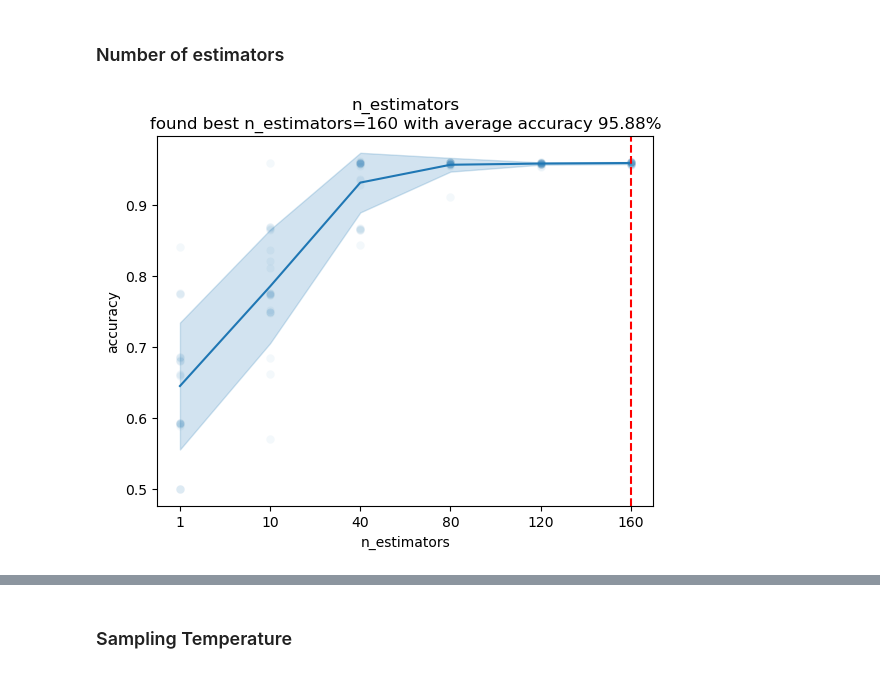
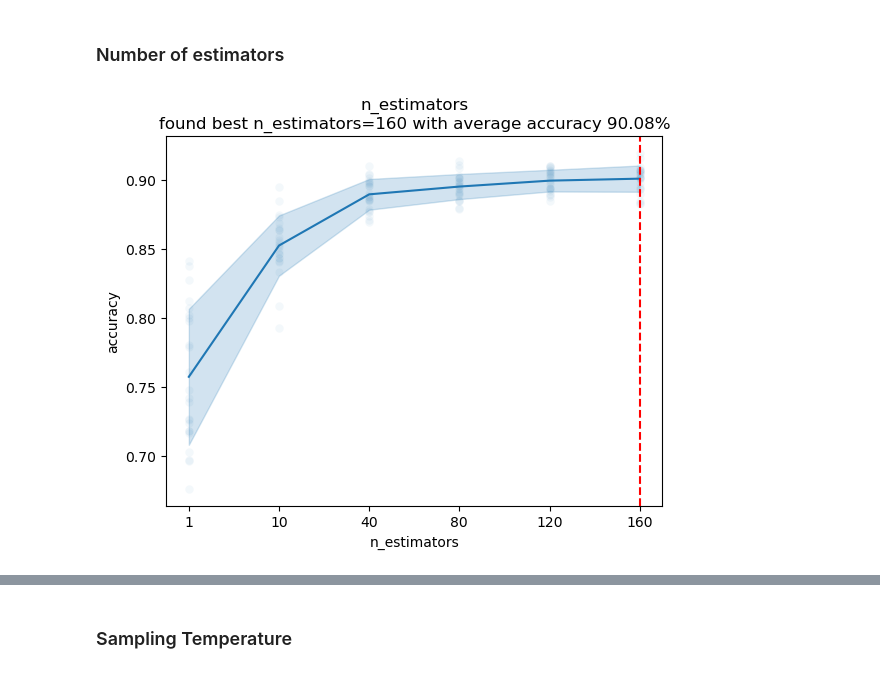
Before and after one commit to natijas/Classification-random-forest, a Jupyter notebook: src/UMA-analiza.ipynb, the cells around one changed output, grey strips where cells are left out. Cells and saved outputs as stored; diff of their text form; code cells hidden in the pictures.

```diff
--- a/src/UMA-analiza.ipynb
+++ b/src/UMA-analiza.ipynb
@@ -420,5 +366,0 @@ plot_tree(T.model)
-# %%
-from sklearn.tree import DecisionTreeClassifier, plot_tree
-T = c45_constructor(**{'max_depth': 6, 'criterion': 'inf_gain', 'validation_ratio': 0}, random_seed=0)
-T.fit(X, Y)
-T._root
@@ -427,5 +366,0 @@ Node('safety', {'low': Leaf('unacc'), 'med': Node('persons', {'2': Leaf('unacc')
-# %%
-from sklearn.tree import DecisionTreeClassifier, plot_tree
-T = id3_constructor(**{'max_depth': 6}, random_seed=0)
-T.fit(X, Y)
-T._root
@@ -450,0 +381,5 @@ with Pool(24) as pool:
+# %%
+with Pool(24) as pool:
+    plot_factor_dependency(X, Y, rf_constructor, 'max_features', range(1,7),
+                           {'n_estimators': 80, 'bootstrap_fraction': 1, 'sampling_temperature': 0, 'tree_kwargs': {'kind': 'id3', 'max_depth': 5}},
+                           reps=24, pool=pool)
@@ -450,0 +388,6 @@ with Pool(24) as pool:
+# %%
+%%time
+with Pool(24) as pool:
+    plot_factor_dependency(X, Y, rf_constructor, 'max_features', range(1,7),
+                           {'n_estimators': 10, 'bootstrap_fraction': 1, 'sampling_temperature': 0, 'tree_kwargs': {'kind': 'c45', 'max_depth': 10, 'validation_ratio': 0}},
+                           reps=24, pool=pool)
@@ -453,10 +400,10 @@ with Pool(24) as pool:
 # %%
 with Pool(24) as pool:
     plot_factor_dependency(X, Y, rf_constructor, 'n_estimators', [1, 10, 40, 80, 120, 160],
-                           {'max_features': 6, 'bootstrap_fraction': 1, 'sampling_temperature': 0, 'tree_kwargs': {'kind': 'id3', 'max_depth': 4}},
+                           {'max_features': 5, 'bootstrap_fraction': 1, 'sampling_temperature': 0, 'tree_kwargs': {'kind': 'id3', 'max_depth': 5}},
                            reps=24, pool=pool)
 # %% [output]
-[figure, old version]
+[figure, new version]
 # %%
 %%time
 with Pool(24) as pool:
```
Also changed, not shown: parts of 28 cells of this notebook.
